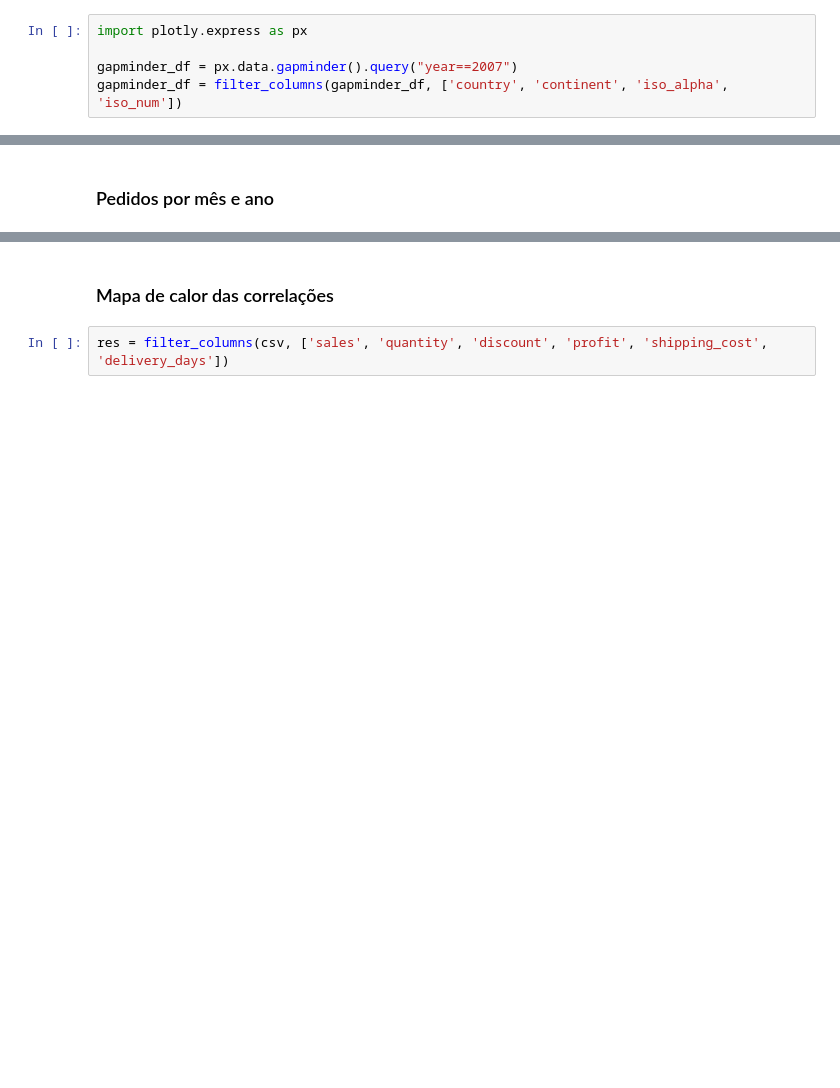
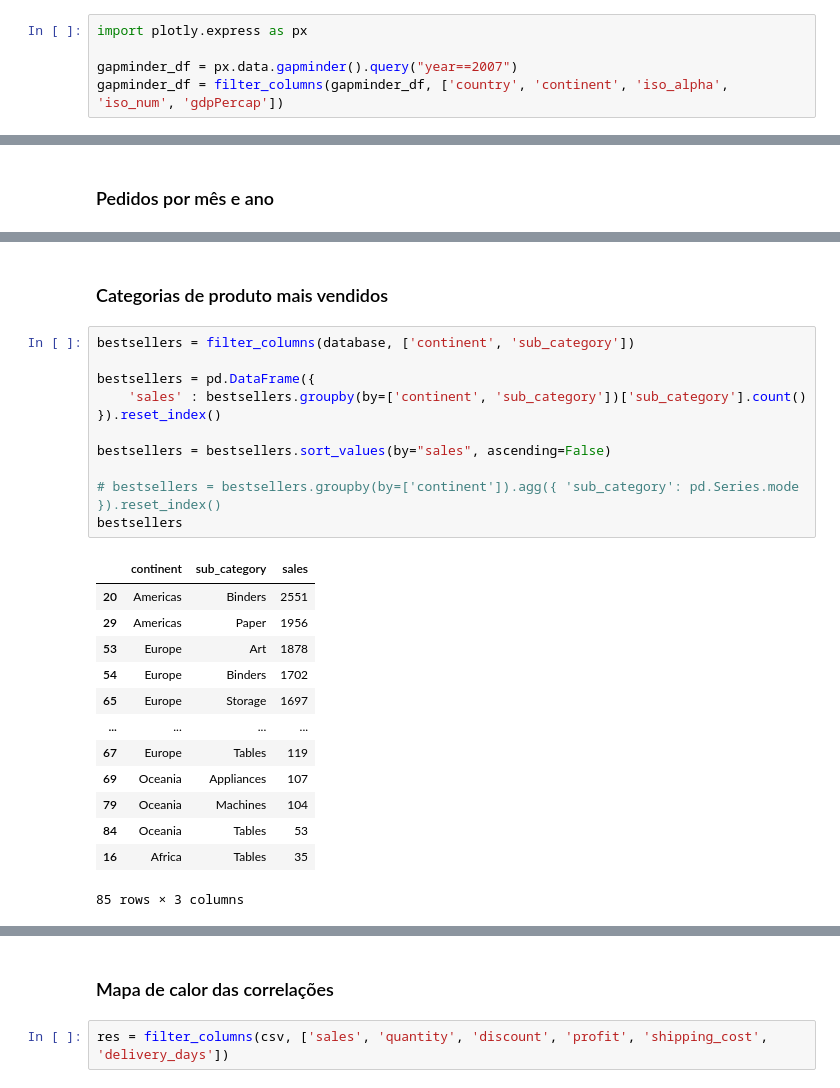
Before and after one commit to DellGarcia/SalesKPIDataAnalysis, a Jupyter notebook: main.ipynb, the cells around one changed output, grey strips where cells are left out. Drawn from its saved outputs; the diff is of its cells as text; blank space fills up the shorter version.

```diff
--- a/main.ipynb
+++ b/main.ipynb
@@ -46,7 +46,7 @@ Index(['order_id', 'order_date', 'ship_date', 'ship_mode', 'customer_id',
 import plotly.express as px
 
 gapminder_df = px.data.gapminder().query("year==2007")
-gapminder_df = filter_columns(gapminder_df, ['country', 'continent', 'iso_alpha', 'iso_num'])
+gapminder_df = filter_columns(gapminder_df, ['country', 'continent', 'iso_alpha', 'iso_num', 'gdpPercap'])
 # %% [markdown]
 ### Adicionar países que não estão inclusos
 # %%
@@ -183,0 +323,27 @@ order_per_month = order_per_month.sort_values(by=['order_year', 'order_month'])
+# %% [markdown]
+### Categorias de produto mais vendidos
+# %%
+bestsellers = filter_columns(database, ['continent', 'sub_category'])
+
+bestsellers = pd.DataFrame({
+    'sales' : bestsellers.groupby(by=['continent', 'sub_category'])['sub_category'].count()
+}).reset_index()
+
+bestsellers = bestsellers.sort_values(by="sales", ascending=False)
+
+# bestsellers = bestsellers.groupby(by=['continent']).agg({ 'sub_category': pd.Series.mode }).reset_index()
+bestsellers
+# %% [output]
+|  | continent | sub_category | sales |
+| 20 | Americas | Binders | 2551 |
+| 29 | Americas | Paper | 1956 |
+| 53 | Europe | Art | 1878 |
+| 54 | Europe | Binders | 1702 |
+| 65 | Europe | Storage | 1697 |
+| ... | ... | ... | ... |
+| 67 | Europe | Tables | 119 |
+| 69 | Oceania | Appliances | 107 |
+| 79 | Oceania | Machines | 104 |
+| 84 | Oceania | Tables | 53 |
+| 16 | Africa | Tables | 35 |
+85 rows × 3 columns
```
Also changed, not shown: parts of 14 cells of this notebook.
